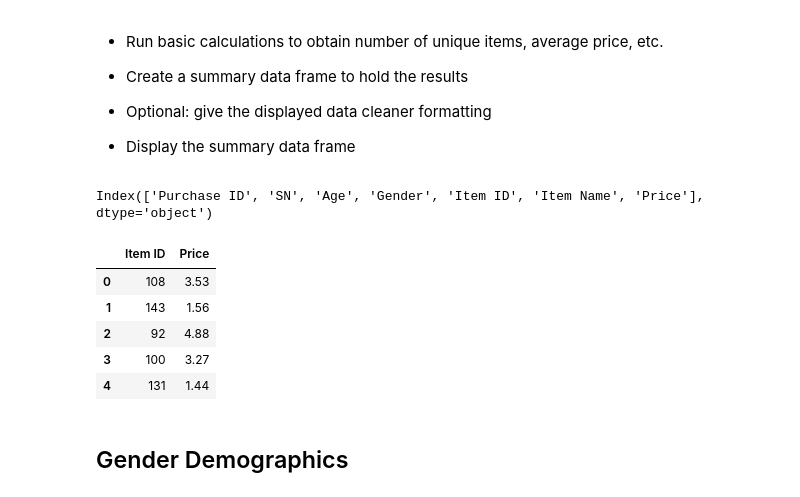
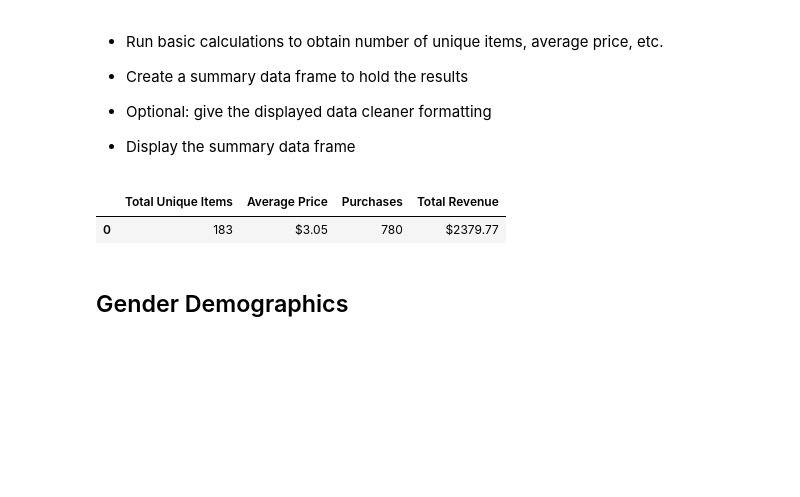
Before and after one commit to dc-liska/HeroesOfPymoli, a Jupyter notebook: HeroesOfPymoli.ipynb, the cells around one changed output. Saved outputs shown, nothing was run; the diff lists cells and outputs as text; code cells hidden in the pictures; blank space fills up the shorter version.

```diff
--- a/HeroesOfPymoli.ipynb
+++ b/HeroesOfPymoli.ipynb
@@ -48,19 +52,20 @@ purchase_data_df['SN'].nunique()
 
 
 * Display the summary data frame
-# %%
-purchase_data_df.columns
-# %% [output]
-Index(['Purchase ID', 'SN', 'Age', 'Gender', 'Item ID', 'Item Name', 'Price'], dtype='object')
-# %%
-purchase_data_df[["Item ID", "Price"]].head()
-# %% [output]
-|  | Item ID | Price |
-| 0 | 108 | 3.53 |
-| 1 | 143 | 1.56 |
-| 2 | 92 | 4.88 |
-| 3 | 100 | 3.27 |
-| 4 | 131 | 1.44 |
+# %%
+UniqueItemCount = purchase_data_df['Item_ID'].nunique()
+AvgItemPrice = '${:.2f}'.format(round(purchase_data_df["Price"].mean(), 2))
+TotPurchaseCount = purchase_data_df.Purchase_ID.count()
+TotRevenue = '${:.2f}'.format(round(purchase_data_df["Price"].sum(), 2))
+# %%
+Purchasing_Analysis_df = pd.DataFrame({"Total Unique Items": [UniqueItemCount],
+"Average Price": [AvgItemPrice],
+"Purchases": [TotPurchaseCount],
+"Total Revenue": [TotRevenue ]})
+Purchasing_Analysis_df
+# %% [output]
+|  | Total Unique Items | Average Price | Purchases | Total Revenue |
+| 0 | 183 | $3.05 | 780 | $2379.77 |
 # %% [markdown]
 ## Gender Demographics
 # %% [markdown]
```
Also changed, not shown: parts of 7 cells of this notebook.
